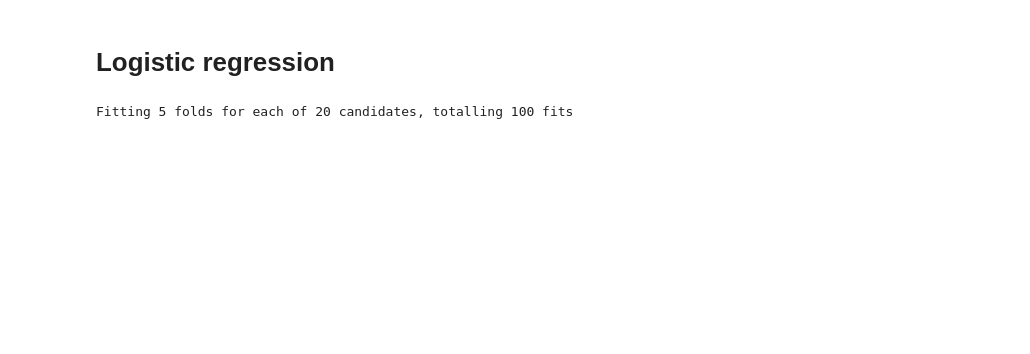
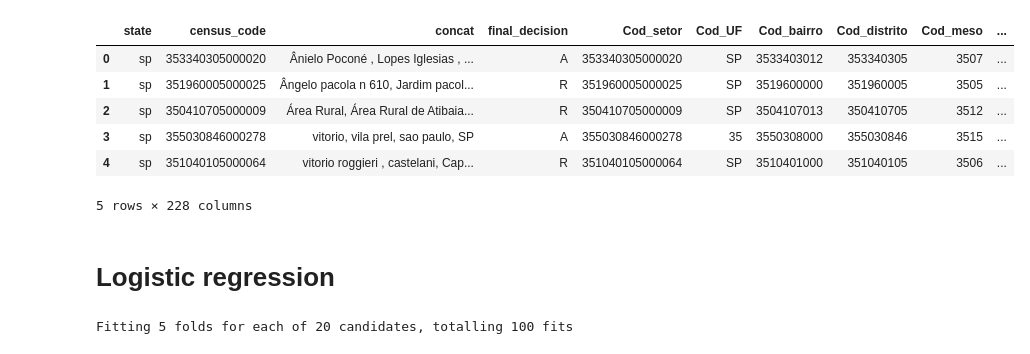
Before and after one commit to Felipe1990/DS4A_team5, a Jupyter notebook: 01_notebooks/04_model_tests.ipynb, the cells around one changed output. Saved outputs shown, nothing was run; the diff lists cells and outputs as text; code cells hidden in the pictures; blank space fills up the shorter version.

```diff
--- a/01_notebooks/04_model_tests.ipynb
+++ b/01_notebooks/04_model_tests.ipynb
@@ -35,6 +35,16 @@ features = data[[x for x in data.columns if data[x].dtype!='object']]
 label = pd.to_numeric(data.final_decision=='A').astype(np.int8)
 
 X_train, X_test, y_train, y_test = train_test_split(features, label, test_size=0.2, random_state=42)
+# %%
+data.head()
+# %% [output]
+|  | state | census_code | concat | final_decision | Cod_setor | Cod_UF | Cod_bairro | Cod_distrito | Cod_meso | ... |
+| 0 | sp | 353340305000020 | Ânielo Poconé , Lopes Iglesias , ... | A | 353340305000020 | SP | 3533403012 | 353340305 | 3507 | ... |
+| 1 | sp | 351960005000025 | Ângelo pacola n 610, Jardim pacol... | R | 351960005000025 | SP | 3519600000 | 351960005 | 3505 | ... |
+| 2 | sp | 350410705000009 | Área Rural, Área Rural de Atibaia... | R | 350410705000009 | SP | 3504107013 | 350410705 | 3512 | ... |
+| 3 | sp | 355030846000278 | vitorio, vila prel, sao paulo, SP | A | 355030846000278 | 35 | 3550308000 | 355030846 | 3515 | ... |
+| 4 | sp | 351040105000064 | vitorio roggieri , castelani, Cap... | R | 351040105000064 | SP | 3510401000 | 351040105 | 3506 | ... |
+5 rows × 228 columns
 # %% [markdown]
 # Logistic regression
 # %%
```
Also changed, not shown: parts of 9 cells of this notebook, 15 other files.
